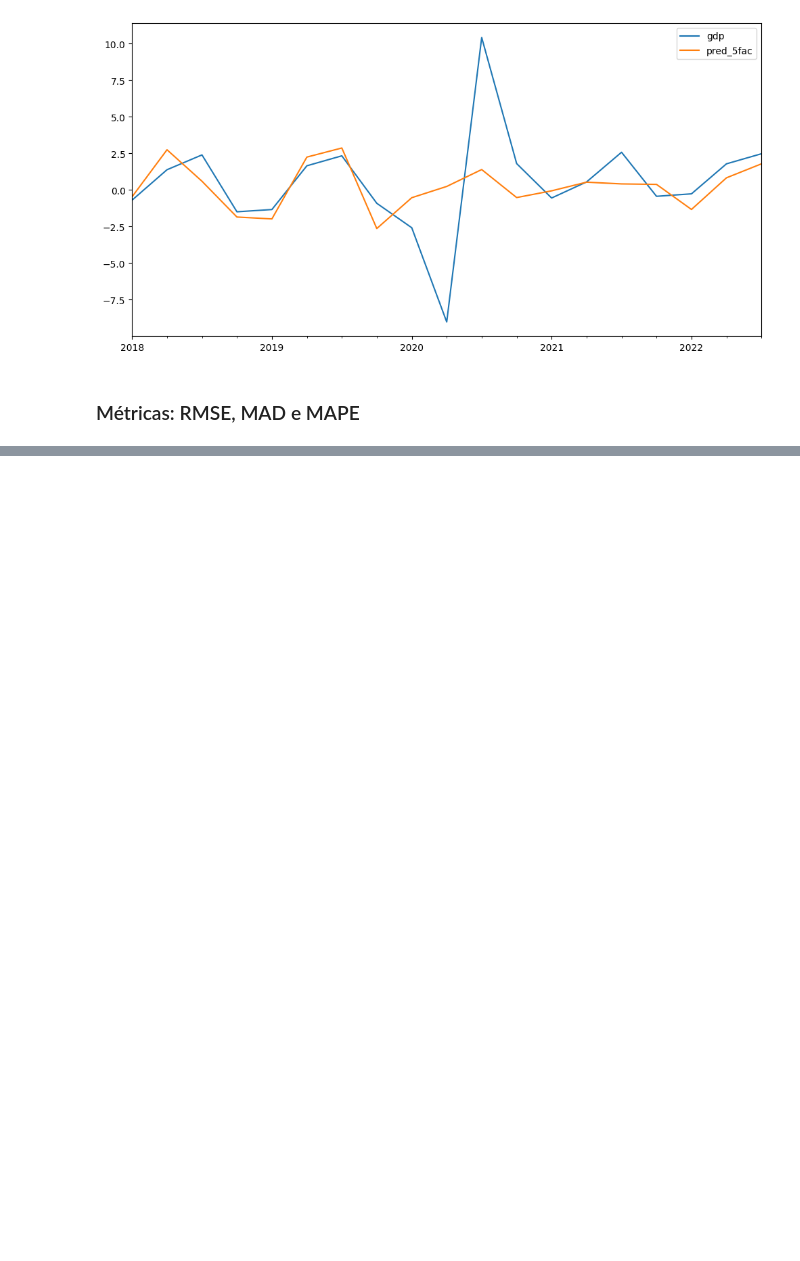
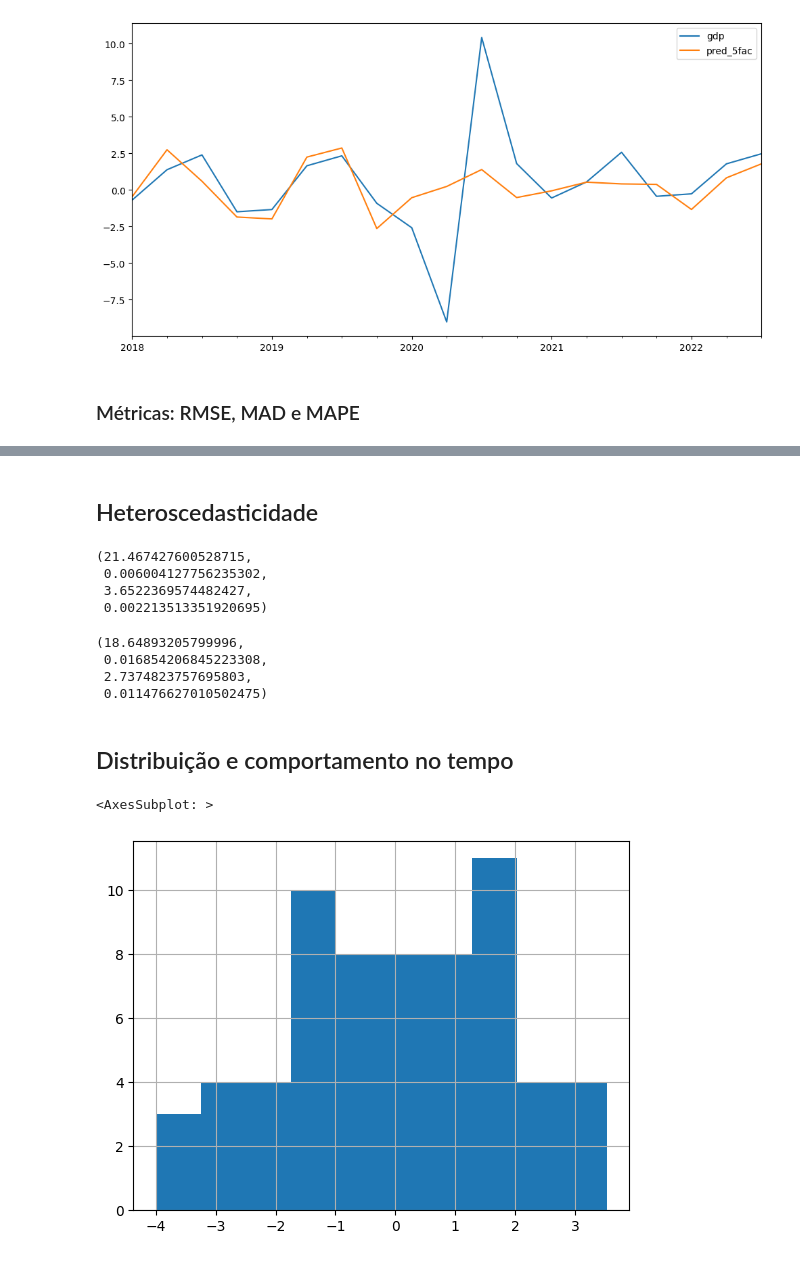
Before and after one commit to Allisterh/nowcasting_gdpbr, a Jupyter notebook: methodologies/dfm_model/dfm_5fac.ipynb, the cells around one changed output, grey strips where cells are left out. Drawn from its saved outputs; the diff is of its cells as text; code cells hidden in the pictures; blank space fills up the shorter version.

```diff
--- a/methodologies/dfm_model/dfm_5fac.ipynb
+++ b/methodologies/dfm_model/dfm_5fac.ipynb
@@ -188,0 +319,29 @@ forecasts_outsample.plot(figsize = (12,6))
+# %% [markdown]
+## Heteroscedasticidade
+# %%
+# Teste de heteroscedasticidade - IN-SAMPLE
+
+het_arch(dfm.resid, nlags = 8)
+# %% [output]
+(21.467427600528715,
+ 0.006004127756235302,
+ 3.6522369574482427,
+ 0.002213513351920695)
+# %%
+# Teste de heteroscedasticidade - OUT-OF-SAMPLE
+
+het_arch(dfm_5fac.resid, nlags = 8)
+# %% [output]
+(18.64893205799996,
+ 0.016854206845223308,
+ 2.7374823757695803,
+ 0.011476627010502475)
+# %% [markdown]
+## Distribuição e comportamento no tempo
+# %%
+# Modelo com dados apenas dentro da amostra
+
+dfm.resid.hist()
+# %% [output]
+<AxesSubplot: >
+[figure, added]
```
Also changed, not shown: parts of 28 cells of this notebook, 1 other file.
